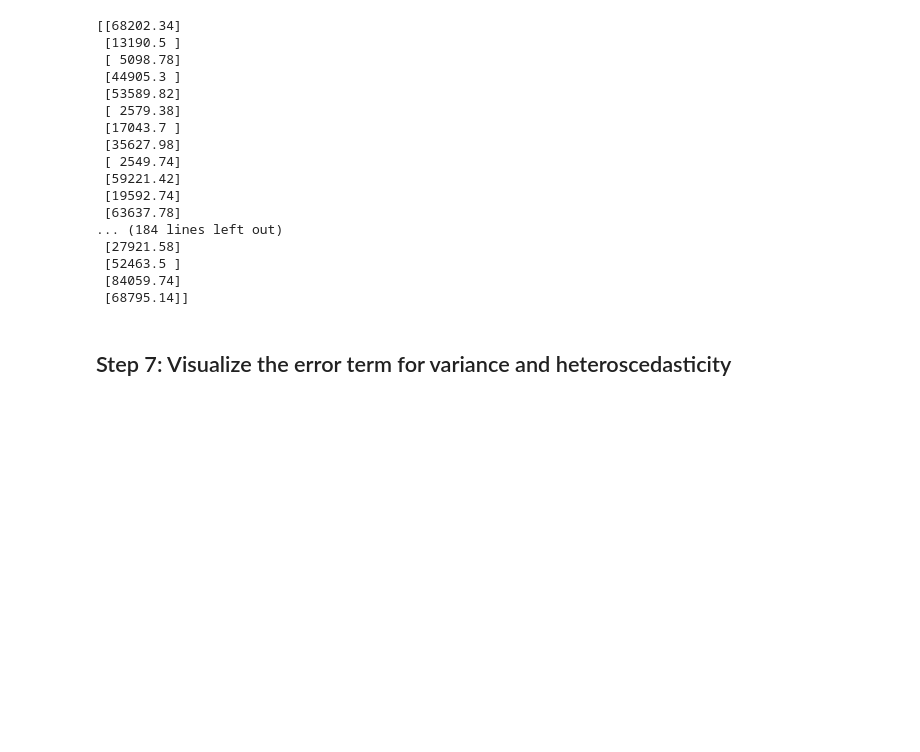
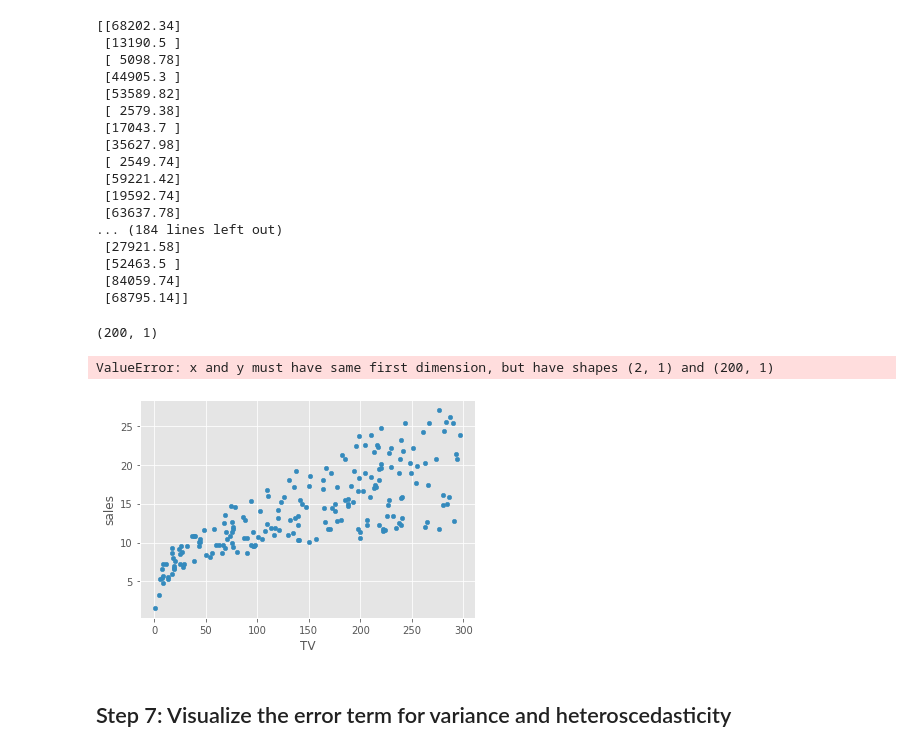
Before and after one commit to yabughaida/dsc-ols-statsmodels-lab-hbs-ds-060120, a Jupyter notebook: index.ipynb, the cells around one changed output. Drawn from its saved outputs; the diff is of its cells as text; code cells hidden in the pictures; blank space fills up the shorter version.

```diff
--- a/index.ipynb
+++ b/index.ipynb
@@ -194,6 +194,18 @@ print (preds)
  [52463.5 ]
  [84059.74]
  [68795.14]]
+# %%
+preds.shape
+# %% [output]
+(200, 1)
+# %%
+# first, plot the observed data and the least squares line
+data.plot(kind='scatter', x='TV', y='sales')
+plt.plot(X_new, preds, c='red', linewidth=2)
+plt.show()
+# %% [output]
+ValueError: x and y must have same first dimension, but have shapes (2, 1) and (200, 1)
+[figure, added]
 # %% [markdown]
 ## Step 7: Visualize the error term for variance and heteroscedasticity
 # %%
```
